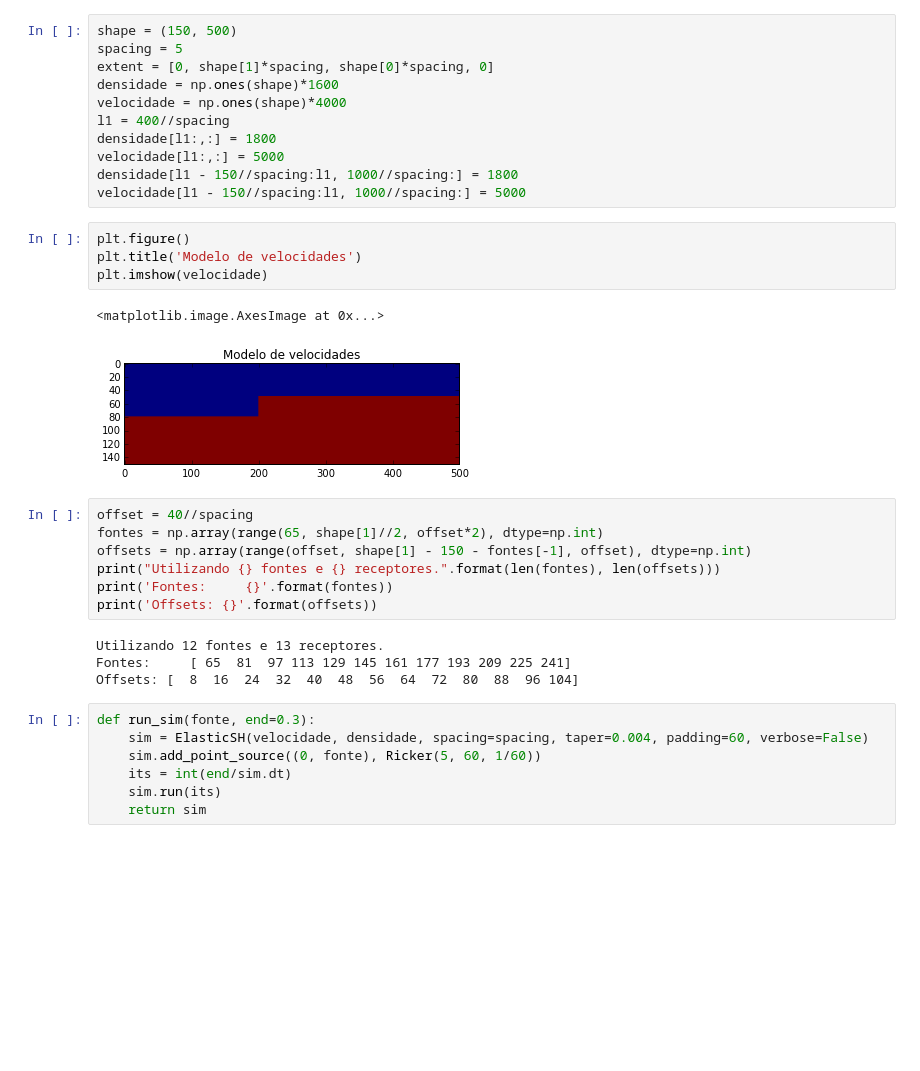
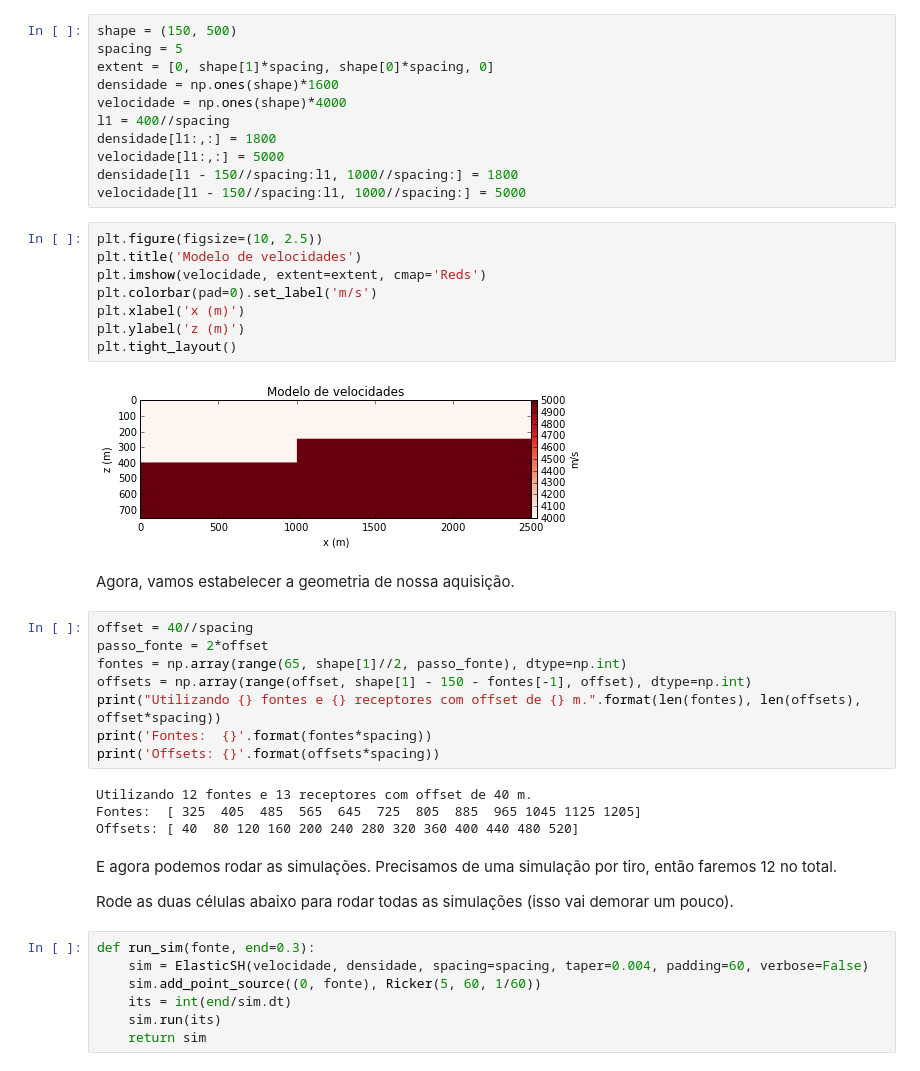
Before and after one commit to leouieda/geofisica2, a Jupyter notebook: notebooks/sismica-reflexao.ipynb, the cells around one changed output. Drawn from its saved outputs; the diff is of its cells as text; blank space fills up the shorter version.

```diff
--- a/notebooks/sismica-reflexao.ipynb
+++ b/notebooks/sismica-reflexao.ipynb
@@ -87,24 +97,34 @@ densidade[l1:,:] = 1800
 velocidade[l1:,:] = 5000
 densidade[l1 - 150//spacing:l1, 1000//spacing:] = 1800
 velocidade[l1 - 150//spacing:l1, 1000//spacing:] = 5000
-# %%
-plt.figure()
-plt.title('Modelo de velocidades')
-plt.imshow(velocidade)
-# %% [output]
-<matplotlib.image.AxesImage at 0x...>
-[figure, removed]
+# %%
+plt.figure(figsize=(10, 2.5))
+plt.title('Modelo de velocidades')
+plt.imshow(velocidade, extent=extent, cmap='Reds')
+plt.colorbar(pad=0).set_label('m/s')
+plt.xlabel('x (m)')
+plt.ylabel('z (m)')
+plt.tight_layout()
+# %% [output]
+[figure, added]
+# %% [markdown]
+Agora, vamos estabelecer a geometria de nossa aquisição.
 # %%
 offset = 40//spacing
-fontes = np.array(range(65, shape[1]//2, offset*2), dtype=np.int)
+passo_fonte = 2*offset
+fontes = np.array(range(65, shape[1]//2, passo_fonte), dtype=np.int)
 offsets = np.array(range(offset, shape[1] - 150 - fontes[-1], offset), dtype=np.int)
-print("Utilizando {} fontes e {} receptores.".format(len(fontes), len(offsets)))
-print('Fontes:     {}'.format(fontes))
-print('Offsets: {}'.format(offsets))
+print("Utilizando {} fontes e {} receptores com offset de {} m.".format(len(fontes), len(offsets), offset*spacing))
+print('Fontes:  {}'.format(fontes*spacing))
+print('Offsets: {}'.format(offsets*spacing))
 # %% [output]
-Utilizando 12 fontes e 13 receptores.
-Fontes:     [ 65  81  97 113 129 145 161 177 193 209 225 241]
-Offsets: [  8  16  24  32  40  48  56  64  72  80  88  96 104]
+Utilizando 12 fontes e 13 receptores com offset de 40 m.
+Fontes:  [ 325  405  485  565  645  725  805  885  965 1045 1125 1205]
+Offsets: [ 40  80 120 160 200 240 280 320 360 400 440 480 520]
+# %% [markdown]
+E agora podemos rodar as simulações. Precisamos de uma simulação por tiro, então faremos 12 no total.
+
+Rode as duas células abaixo para rodar todas as simulações (isso vai demorar um pouco).
 # %%
 def run_sim(fonte, end=0.3):
     sim = ElasticSH(velocidade, densidade, spacing=spacing, taper=0.004, padding=60, verbose=False)
```
Also changed, not shown: parts of 27 cells of this notebook.
